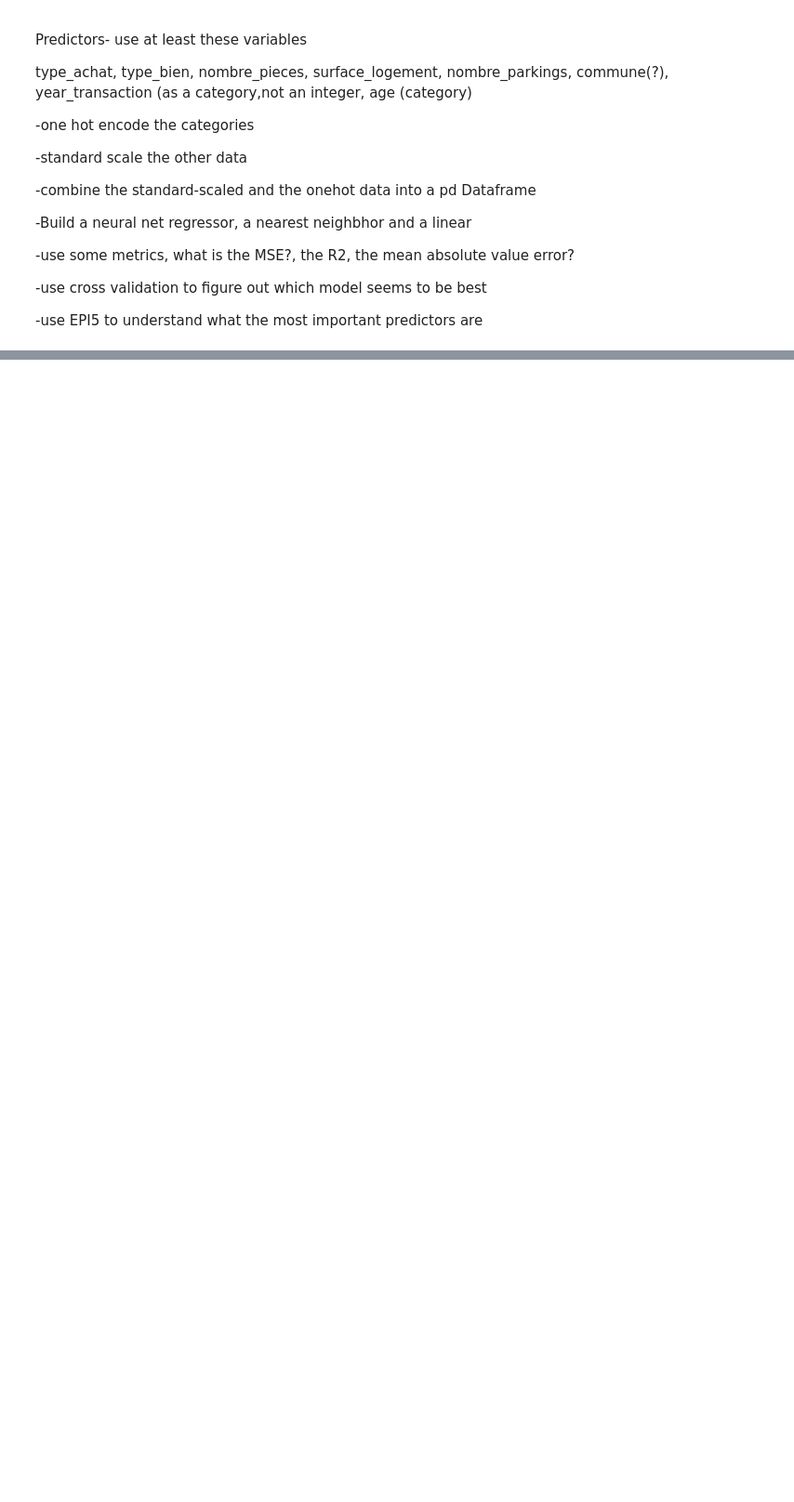
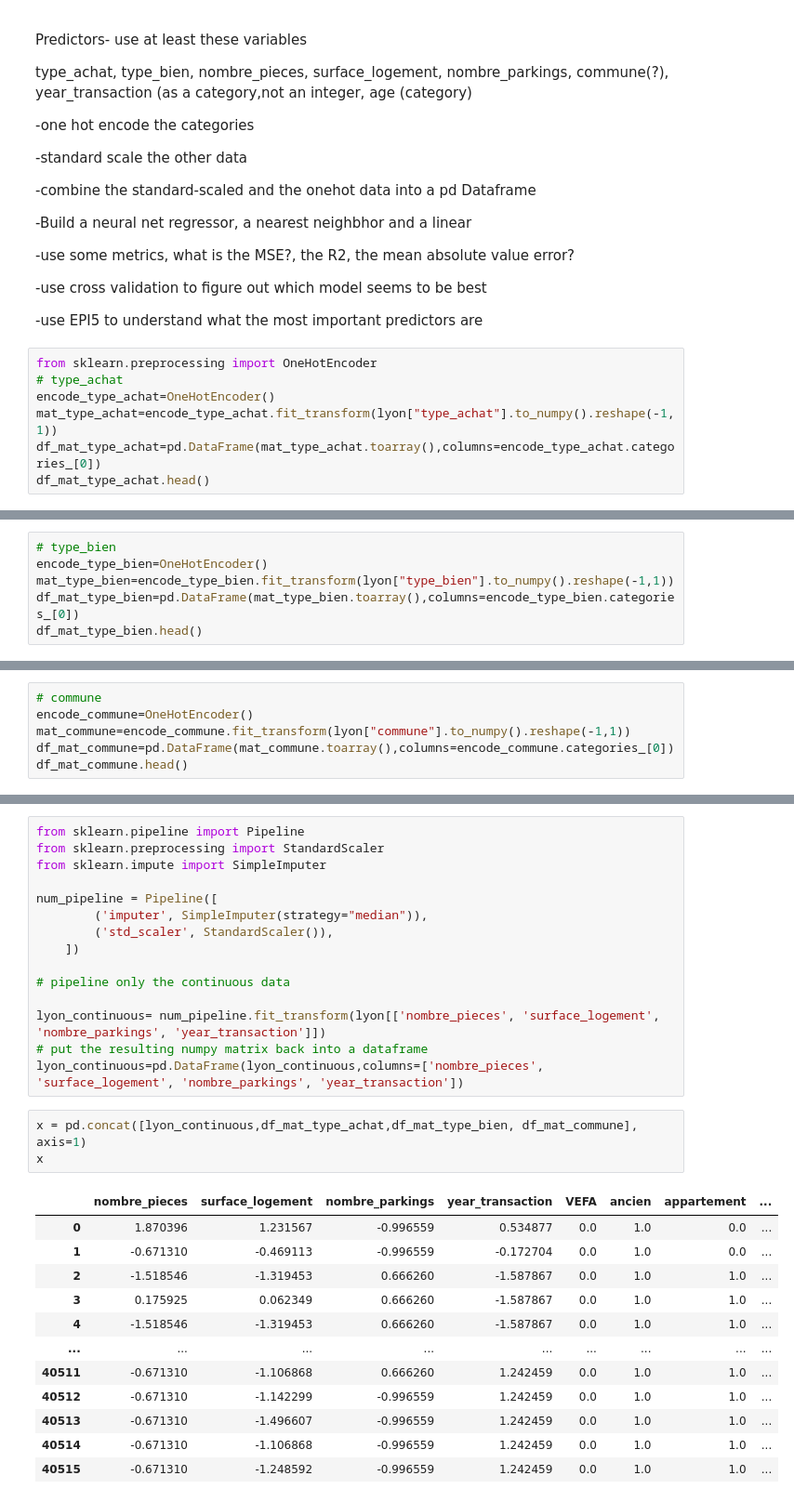
Before and after one commit to 17dmorehouse/DAT_514-Machine-Learning, a Jupyter notebook: Notes/02.01.2024 Lyons_Housing_Data.ipynb, the cells around one changed output, grey strips where cells are left out. Shown: that part at 93% size. Cells and saved outputs as stored; diff of their text form; blank space fills up the shorter version.

```diff
--- a/Notes/02.01.2024 Lyons_Housing_Data.ipynb
+++ b/Notes/02.01.2024 Lyons_Housing_Data.ipynb
@@ -117,3 +117,10 @@ type_achat, type_bien, nombre_pieces,  surface_logement, nombre_parkings, commun
 -use cross validation to figure out which model seems to be best
 
 -use EPI5 to understand what the most important predictors are
+# %%
+from sklearn.preprocessing import OneHotEncoder
+# type_achat
+encode_type_achat=OneHotEncoder()
+mat_type_achat=encode_type_achat.fit_transform(lyon["type_achat"].to_numpy().reshape(-1,1))
+df_mat_type_achat=pd.DataFrame(mat_type_achat.toarray(),columns=encode_type_achat.categories_[0])
+df_mat_type_achat.head()
@@ -119,0 +134,6 @@ type_achat, type_bien, nombre_pieces,  surface_logement, nombre_parkings, commun
+# %%
+# type_bien
+encode_type_bien=OneHotEncoder()
+mat_type_bien=encode_type_bien.fit_transform(lyon["type_bien"].to_numpy().reshape(-1,1))
+df_mat_type_bien=pd.DataFrame(mat_type_bien.toarray(),columns=encode_type_bien.categories_[0])
+df_mat_type_bien.head()
@@ -119,0 +147,6 @@ type_achat, type_bien, nombre_pieces,  surface_logement, nombre_parkings, commun
+# %%
+# commune
+encode_commune=OneHotEncoder()
+mat_commune=encode_commune.fit_transform(lyon["commune"].to_numpy().reshape(-1,1))
+df_mat_commune=pd.DataFrame(mat_commune.toarray(),columns=encode_commune.categories_[0])
+df_mat_commune.head()
@@ -119,0 +160,31 @@ type_achat, type_bien, nombre_pieces,  surface_logement, nombre_parkings, commun
+# %%
+from sklearn.pipeline import Pipeline
+from sklearn.preprocessing import StandardScaler
+from sklearn.impute import SimpleImputer
+
+num_pipeline = Pipeline([
+        ('imputer', SimpleImputer(strategy="median")),
+        ('std_scaler', StandardScaler()),
+    ])
+
+# pipeline only the continuous data
+
+lyon_continuous= num_pipeline.fit_transform(lyon[['nombre_pieces', 'surface_logement', 'nombre_parkings', 'year_transaction']])
+# put the resulting numpy matrix back into a dataframe
+lyon_continuous=pd.DataFrame(lyon_continuous,columns=['nombre_pieces', 'surface_logement', 'nombre_parkings', 'year_transaction'])
+# %%
+x = pd.concat([lyon_continuous,df_mat_type_achat,df_mat_type_bien, df_mat_commune], axis=1)
+x
+# %% [output]
+|  | nombre_pieces | surface_logement | nombre_parkings | year_transaction | VEFA | ancien | appartement | ... |
+| 0 | 1.870396 | 1.231567 | -0.996559 | 0.534877 | 0.0 | 1.0 | 0.0 | ... |
+| 1 | -0.671310 | -0.469113 | -0.996559 | -0.172704 | 0.0 | 1.0 | 0.0 | ... |
+| 2 | -1.518546 | -1.319453 | 0.666260 | -1.587867 | 0.0 | 1.0 | 1.0 | ... |
+| 3 | 0.175925 | 0.062349 | 0.666260 | -1.587867 | 0.0 | 1.0 | 1.0 | ... |
+| 4 | -1.518546 | -1.319453 | 0.666260 | -1.587867 | 0.0 | 1.0 | 1.0 | ... |
+| ... | ... | ... | ... | ... | ... | ... | ... | ... |
+| 40511 | -0.671310 | -1.106868 | 0.666260 | 1.242459 | 0.0 | 1.0 | 1.0 | ... |
+| 40512 | -0.671310 | -1.142299 | -0.996559 | 1.242459 | 0.0 | 1.0 | 1.0 | ... |
+| 40513 | -0.671310 | -1.496607 | -0.996559 | 1.242459 | 0.0 | 1.0 | 1.0 | ... |
+| 40514 | -0.671310 | -1.106868 | -0.996559 | 1.242459 | 0.0 | 1.0 | 1.0 | ... |
+| 40515 | -0.671310 | -1.248592 | -0.996559 | 1.242459 | 0.0 | 1.0 | 1.0 | ... |
```
Also changed, not shown: parts of 32 cells of this notebook, 25 other files.
